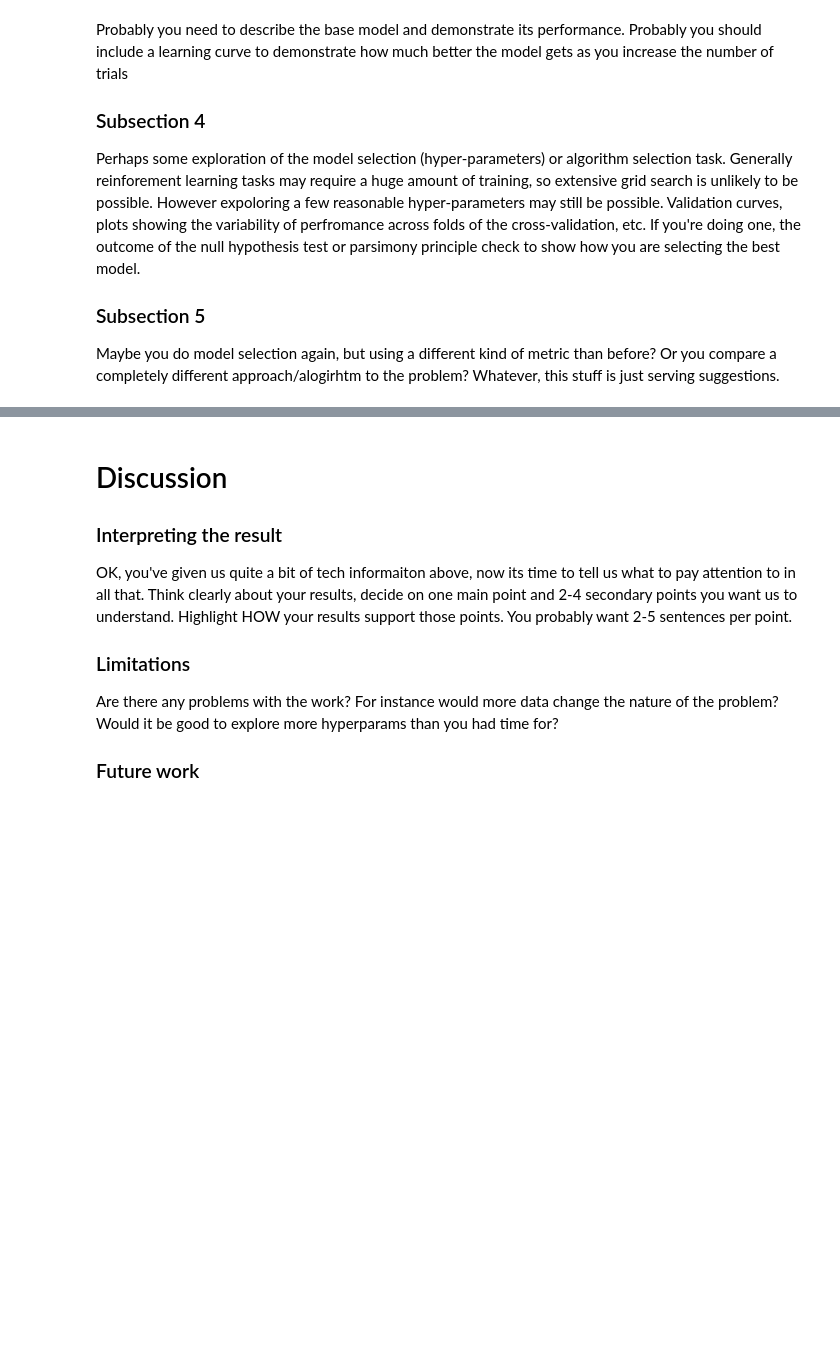
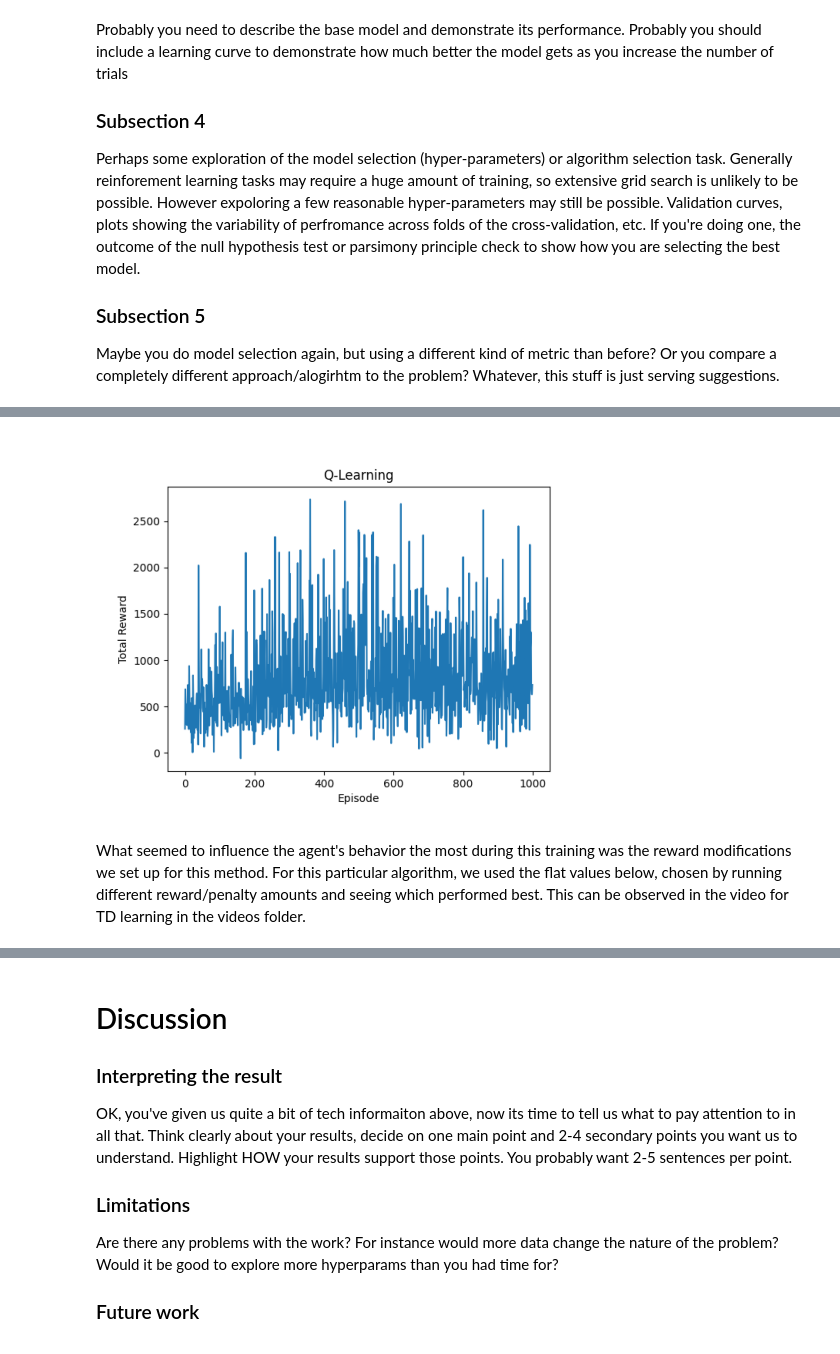
Before and after one commit to aublanco/COGS188_Pacman_Reinforcement_Learning, a Jupyter notebook: FinalProject_YourGroupNameHere.ipynb, the cells around one changed output, grey strips where cells are left out. Saved outputs shown, nothing was run; the diff lists cells and outputs as text; code cells hidden in the pictures; blank space fills up the shorter version.

```diff
--- a/FinalProject_YourGroupNameHere.ipynb
+++ b/FinalProject_YourGroupNameHere.ipynb
@@ -94,0 +108,14 @@ Maybe you do model selection again, but using a different kind of metric than be
+# %%
+import matplotlib.pyplot as plt
+import matplotlib.image as mpimg
+
+path = 'Reward Plots/td_q_learning_plot.png'
+img = mpimg.imread(path)
+
+plt.imshow(img)
+plt.axis('off')
+plt.show()
+# %% [output]
+[figure, added]
+# %% [markdown]
+What seemed to influence the agent's behavior the most during this training was the reward modifications we set up for this method. For this particular algorithm, we used the flat values below, chosen by running different reward/penalty amounts and seeing which performed best. This can be observed in the video for TD learning in the videos folder.
```
Also changed, not shown: parts of 6 cells of this notebook.
